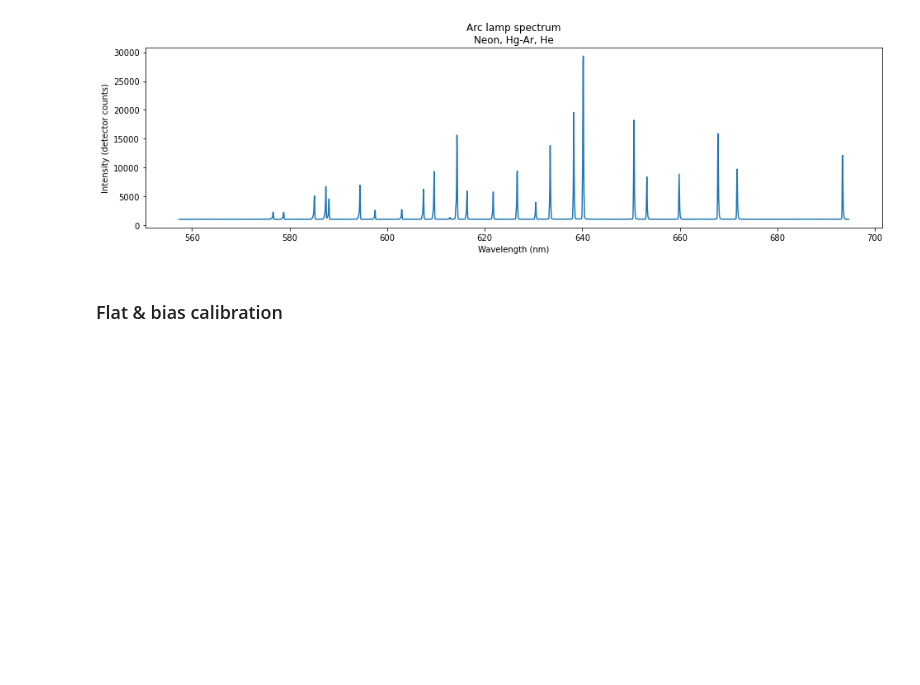
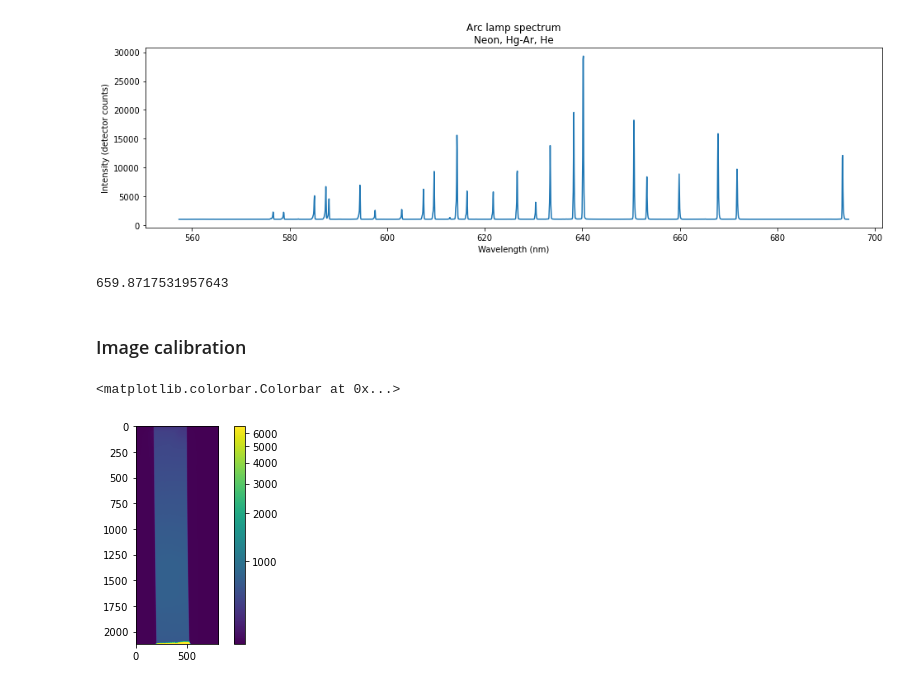
Before and after one commit to askemer/ASTR257_2021, a Jupyter notebook: student_work/kain_work/Rotation.ipynb, the cells around one changed output. Saved outputs shown, nothing was run; the diff lists cells and outputs as text; code cells hidden in the pictures; blank space fills up the shorter version.

```diff
--- a/student_work/kain_work/Rotation.ipynb
+++ b/student_work/kain_work/Rotation.ipynb
@@ -219,5 +248,23 @@ plt.title('Arc lamp spectrum\nNeon, Hg-Ar, He')
 # %% [output]
 Text(0.5, 1.0, 'Arc lamp spectrum\nNeon, Hg-Ar, He')
 [figure]
+# %%
+wavelengths[peak_indices[20]]
+# %% [output]
+659.8717531957643
 # %% [markdown]
-### Flat & bias calibration
+### Image calibration
+# %%
+## Read in flats
+
+fnames = filedict[flat_ix]['Filename'].array
+fpaths = filedict[flat_ix]['Path'].array
+
+flat = median_frames(fpaths[0], fnames, shape=(2120, 800)) / 10.
+
+norm = ImageNormalize(interval=ZScaleInterval(contrast=1.), stretch=AsinhStretch())
+plt.imshow(flat, norm=norm)
+plt.colorbar()
+# %% [output]
+<matplotlib.colorbar.Colorbar at 0x...>
+[figure, added]
```
Also changed, not shown: parts of 48 cells of this notebook, 4 other files.
